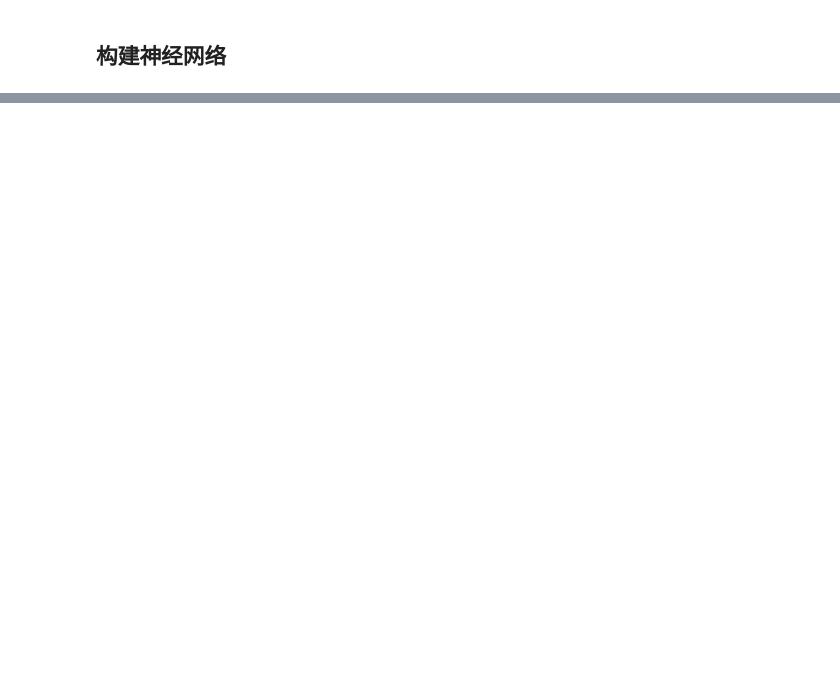
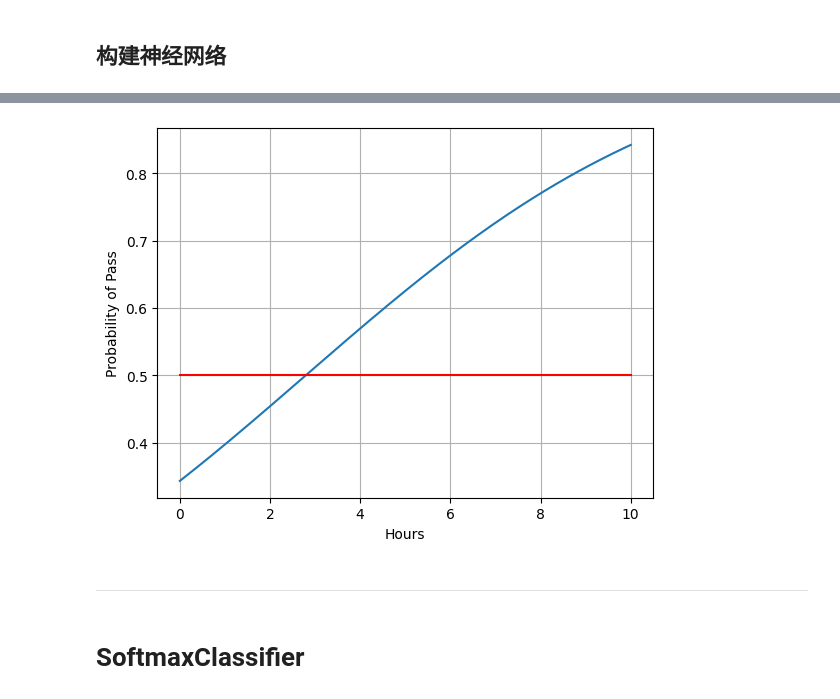
Before and after one commit to czy1101kksk/BriGhTczy-LearningNote, a Jupyter notebook: Pytorch学习积累.ipynb, the cells around one changed output, grey strips where cells are left out. Drawn from its saved outputs; the diff is of its cells as text; code cells hidden in the pictures; blank space fills up the shorter version.

```diff
--- a/Pytorch学习积累.ipynb
+++ b/Pytorch学习积累.ipynb
@@ -789,0 +796,27 @@ plt.xlabel('Date'); plt.ylabel('Maximum Temperature (F)'); plt.title('Actual and
+# %%
+import torch
+import torch.nn.functional as F
+
+x_data = torch.Tensor([[1.0],[2.0],[3.0]])
+y_data = torch.Tensor([[0], [0], [1]])
+#-------------------------------------------------------#
+class LogisticRegressionModel(torch.nn.Module):
+    def __init__(self):
+        super(LogisticRegressionModel, self).__init__()
+        self.linear = torch.nn.Linear(1, 1)
+    def forward(self, x):
+        y_pred = F.sigmoid(self.linear(x))
+        return y_pred
+
+model = LogisticRegressionModel()
+#-------------------------------------------------------#
+criterion = torch.nn.BCELoss(size_average=False)           # 二分类交叉熵
+optimizer = torch.optim.SGD(model.parameters(), lr=0.01)
+#-------------------------------------------------------#
+for epoch in range(100):
+    y_pred = model(x_data)
+    loss = criterion(y_pred, y_data)
+    print(epoch, loss.item())
+    optimizer.zero_grad()
+    loss.backward()
+    optimizer.step()
@@ -789,0 +841,20 @@ plt.xlabel('Date'); plt.ylabel('Maximum Temperature (F)'); plt.title('Actual and
+# %%
+import numpy as np
+import matplotlib.pyplot as plt
+
+x = np.linspace(0, 10, 200)
+x_t = torch.Tensor(x).view((200, 1))
+y_t = model(x_t)
+y = y_t.data.numpy()
+plt.plot(x, y)
+plt.plot([0, 10], [0.5,0.5],c='r')
+plt.xlabel('Hours')
+plt.ylabel('Probability of Pass')
+plt.grid()
+plt.show()
+# %% [output]
+[figure, added]
+# %% [markdown]
+---
+# %% [markdown]
+# SoftmaxClassifier
```
Also changed, not shown: parts of 39 cells of this notebook, 1 other file.
